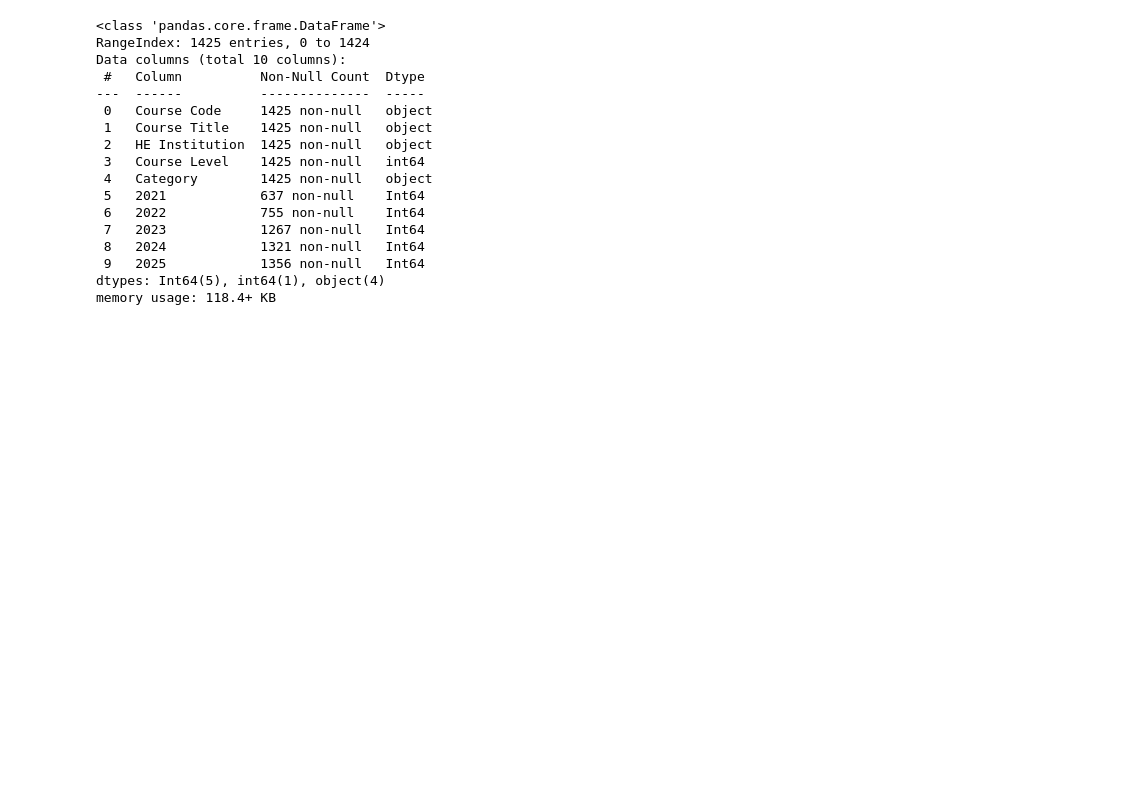
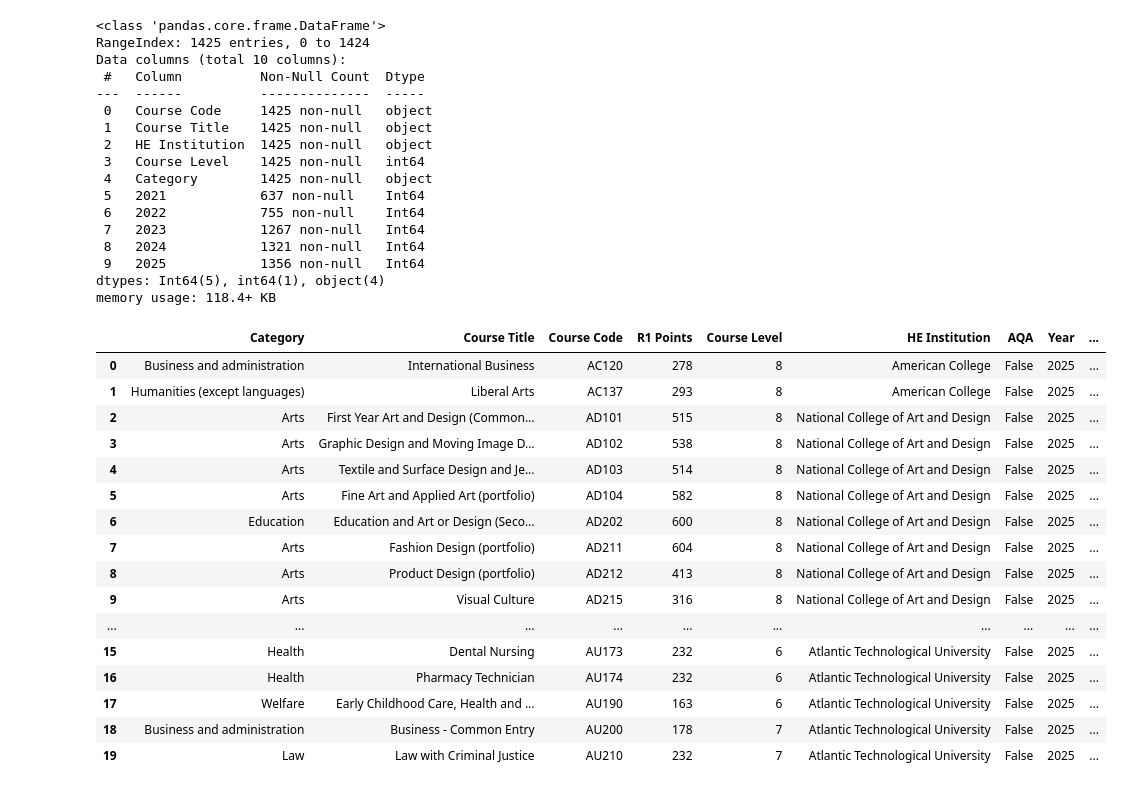
Before and after one commit to orrlakav/CAO-dashboard, a Jupyter notebook: CAO_data.ipynb, the cells around one changed output. Drawn from its saved outputs; the diff is of its cells as text; code cells hidden in the pictures; blank space fills up the shorter version.

```diff
--- a/CAO_data.ipynb
+++ b/CAO_data.ipynb
@@ -727,6 +727,35 @@ data2025_clean = data2025_clean.rename(
         "HEI": "HE Institution"
     }
 )
+# %%
+# Create numeric Points column
+# AQA courses are treated as 0 points; AQA status is retained separately
+data2025_clean["Points"] = pd.to_numeric(
+    data2025_clean["R1 Points"],
+    errors="coerce"
+).astype("Int64")
+
+data2025_clean.loc[data2025_clean["AQA"], "Points"] = 0
+
+data2025_clean.head(20)
+# %% [output]
+|  | Category | Course Title | Course Code | R1 Points | Course Level | HE Institution | AQA | Year | ... |
+| 0 | Business and administration | International Business | AC120 | 278 | 8 | American College | False | 2025 | ... |
+| 1 | Humanities (except languages) | Liberal Arts | AC137 | 293 | 8 | American College | False | 2025 | ... |
+| 2 | Arts | First Year Art and Design (Common... | AD101 | 515 | 8 | National College of Art and Design | False | 2025 | ... |
+| 3 | Arts | Graphic Design and Moving Image D... | AD102 | 538 | 8 | National College of Art and Design | False | 2025 | ... |
+| 4 | Arts | Textile and Surface Design and Je... | AD103 | 514 | 8 | National College of Art and Design | False | 2025 | ... |
+| 5 | Arts | Fine Art and Applied Art (portfolio) | AD104 | 582 | 8 | National College of Art and Design | False | 2025 | ... |
+| 6 | Education | Education and Art or Design (Seco... | AD202 | 600 | 8 | National College of Art and Design | False | 2025 | ... |
+| 7 | Arts | Fashion Design (portfolio) | AD211 | 604 | 8 | National College of Art and Design | False | 2025 | ... |
+| 8 | Arts | Product Design (portfolio) | AD212 | 413 | 8 | National College of Art and Design | False | 2025 | ... |
+| 9 | Arts | Visual Culture | AD215 | 316 | 8 | National College of Art and Design | False | 2025 | ... |
+| ... | ... | ... | ... | ... | ... | ... | ... | ... | ... |
+| 15 | Health | Dental Nursing | AU173 | 232 | 6 | Atlantic Technological University | False | 2025 | ... |
+| 16 | Health | Pharmacy Technician | AU174 | 232 | 6 | Atlantic Technological University | False | 2025 | ... |
+| 17 | Welfare | Early Childhood Care, Health and ... | AU190 | 163 | 6 | Atlantic Technological University | False | 2025 | ... |
+| 18 | Business and administration | Business - Common Entry | AU200 | 178 | 7 | Atlantic Technological University | False | 2025 | ... |
+| 19 | Law | Law with Criminal Justice | AU210 | 232 | 7 | Atlantic Technological University | False | 2025 | ... |
 # %%
 data2025_clean.head()
 # %% [output]
```
Also changed, not shown: parts of 1 cell of this notebook.
